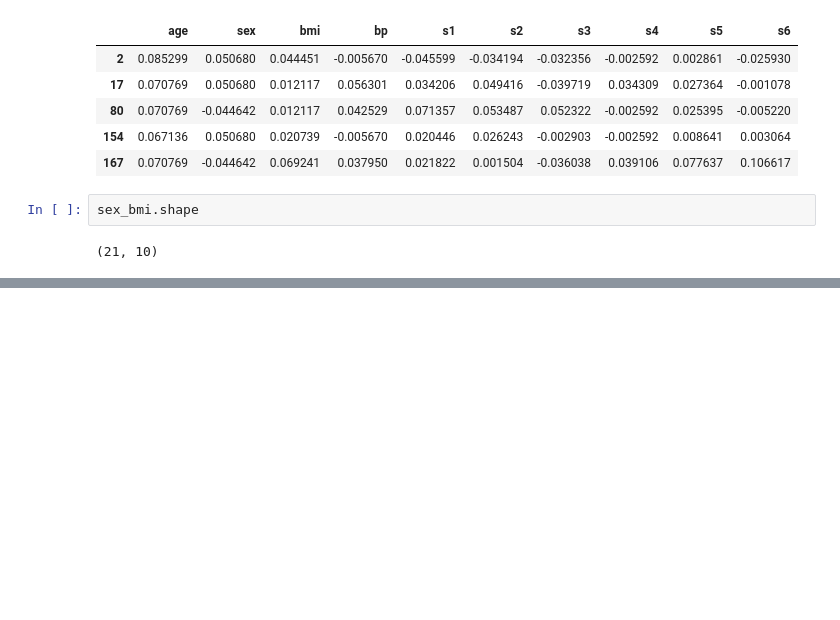
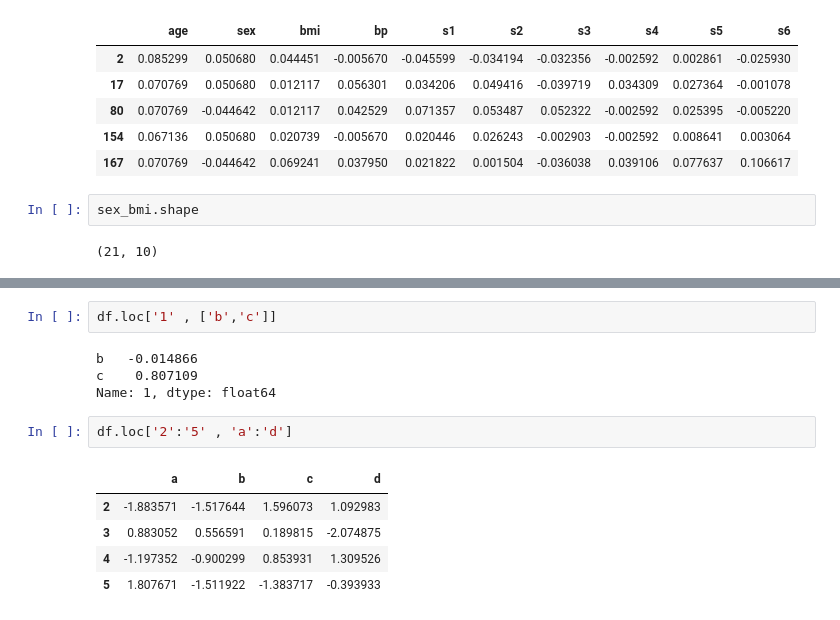
Before and after one commit to ayushi-006/Hands_on_Pandas-, a Jupyter notebook: PANDAS.ipynb, the cells around one changed output, grey strips where cells are left out. Drawn from its saved outputs; the diff is of its cells as text; blank space fills up the shorter version.

```diff
--- a/PANDAS.ipynb
+++ b/PANDAS.ipynb
@@ -351,0 +400,14 @@ sex_bmi.shape
+# %%
+df.loc['1' , ['b','c']]
+# %% [output]
+b   -0.014866
+c    0.807109
+Name: 1, dtype: float64
+# %%
+df.loc['2':'5' , 'a':'d']
+# %% [output]
+|  | a | b | c | d |
+| 2 | -1.883571 | -1.517644 | 1.596073 | 1.092983 |
+| 3 | 0.883052 | 0.556591 | 0.189815 | -2.074875 |
+| 4 | -1.197352 | -0.900299 | 0.853931 | 1.309526 |
+| 5 | 1.807671 | -1.511922 | -1.383717 | -0.393933 |
```
Also changed, not shown: parts of 15 cells of this notebook.
